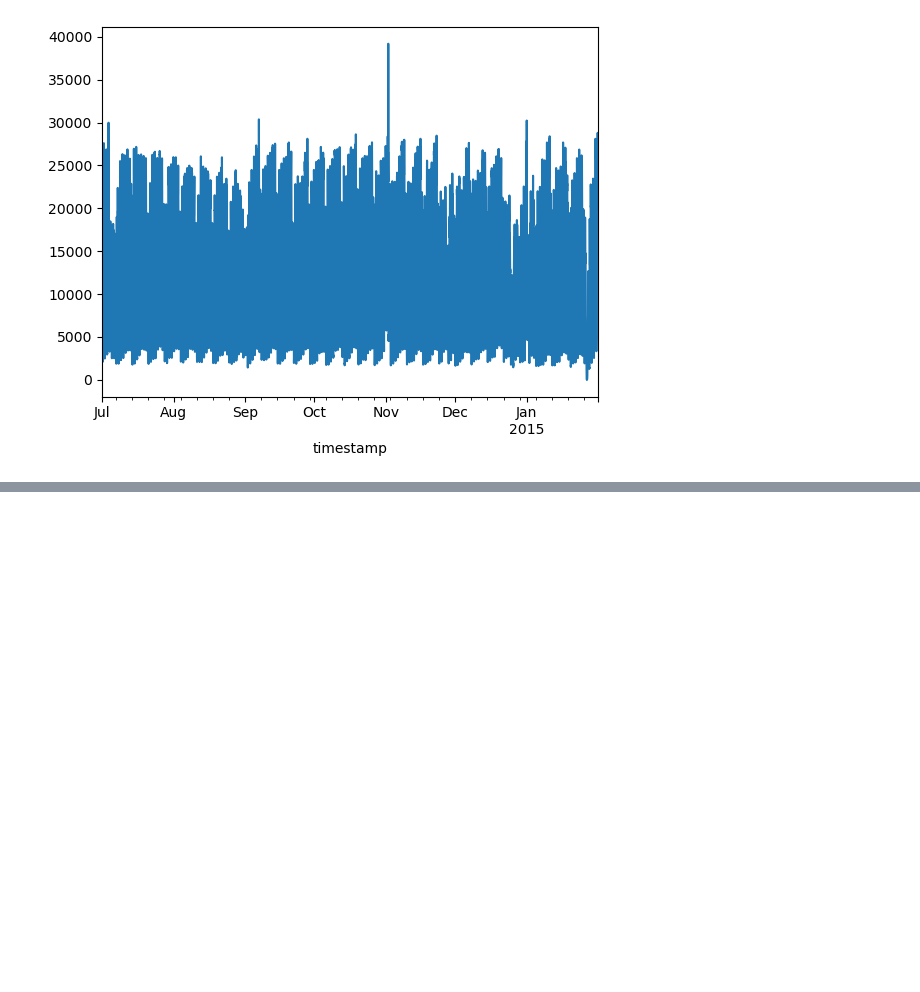
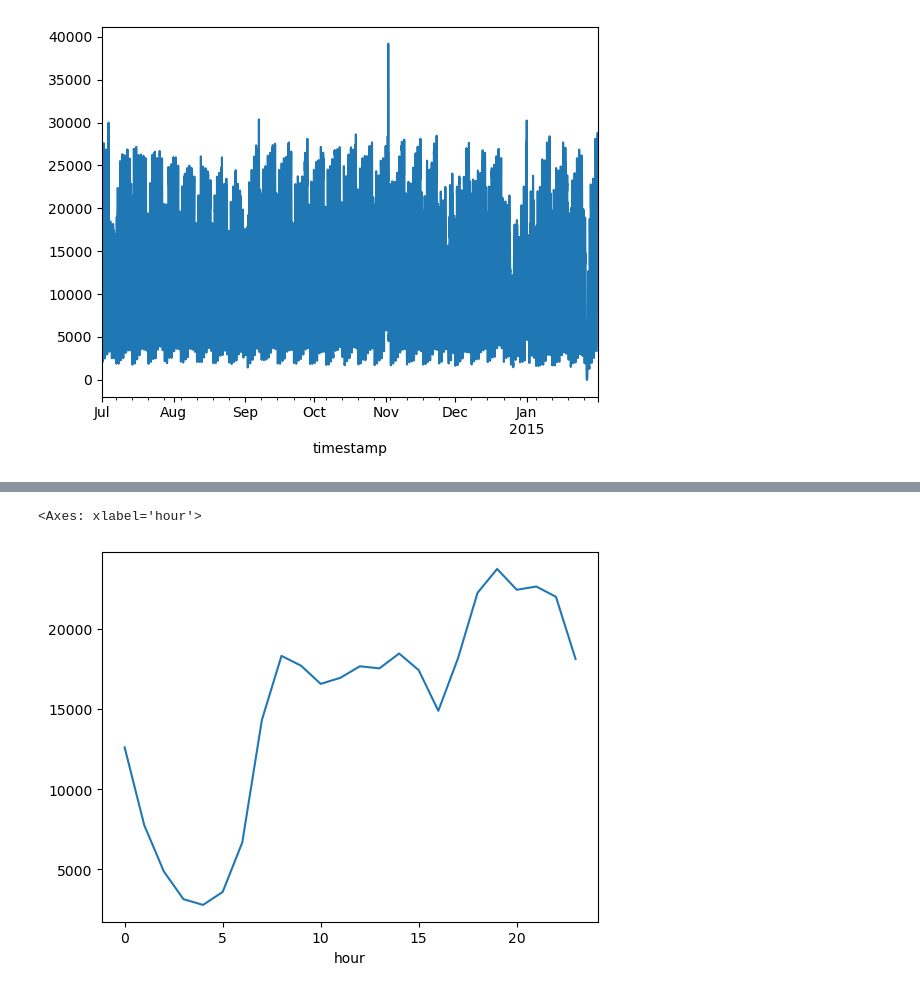
Before and after one commit to ShubhamMisar-12/NYC-Taxi-Traffic-Analysis, a Jupyter notebook: NYC Taxi Data Analysis.ipynb, the cells around one changed output, grey strips where cells are left out. Saved outputs shown, nothing was run; the diff lists cells and outputs as text; code cells hidden in the pictures; blank space fills up the shorter version.

```diff
--- a/NYC Taxi Data Analysis.ipynb
+++ b/NYC Taxi Data Analysis.ipynb
@@ -63,0 +82,9 @@ dtype: int64
+# %%
+df['hour'] = df.index.hour
+# %%
+df_hourly_mean = df.groupby('hour')['value'].median()
+# %%
+df_hourly_mean.plot()
+# %% [output]
+<Axes: xlabel='hour'>
+[figure, added]
```
Also changed, not shown: parts of 11 cells of this notebook.
